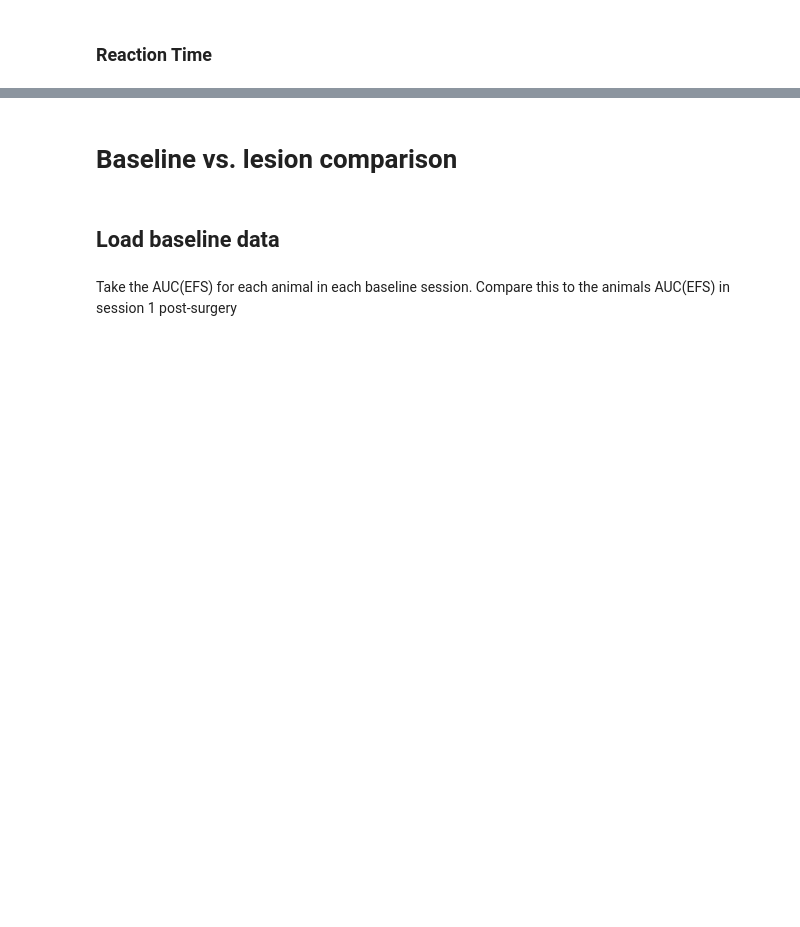
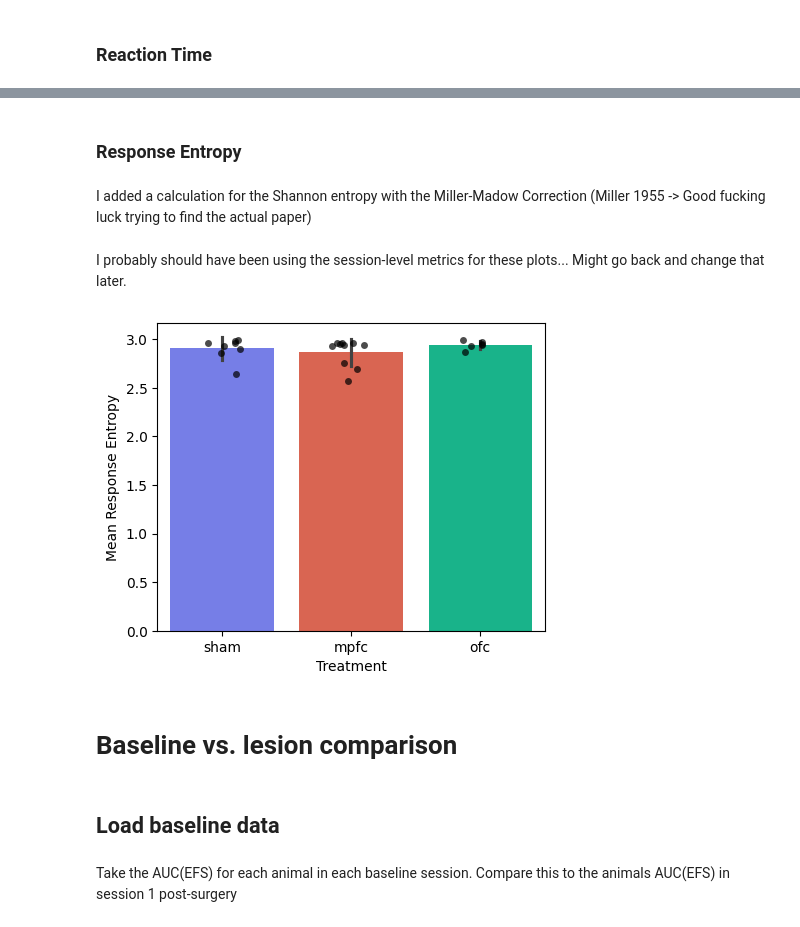
Before and after one commit to BenjoLiving/matching-pennies, a Jupyter notebook: matching_pennies/analysis/experiments/lesion_study_normal.ipynb, the cells around one changed output, grey strips where cells are left out. Saved outputs shown, nothing was run; the diff lists cells and outputs as text; code cells hidden in the pictures; blank space fills up the shorter version.

Commit message:
Added entropy calculation

```diff
--- a/matching_pennies/analysis/experiments/lesion_study_normal.ipynb
+++ b/matching_pennies/analysis/experiments/lesion_study_normal.ipynb
@@ -1308,3 +1266,61 @@ Text(0.5, 0, 'Treatment')
+# %% [markdown]
+### Response Entropy
+# %% [markdown]
+I added a calculation for the Shannon entropy with the Miller-Madow Correction (Miller 1955 -> Good fucking luck trying to find the actual paper)
+# %% [markdown]
+I probably should have been using the session-level metrics for these plots... Might go back and change that later.
+# %%
+mean_entropy = (
+    sdf
+    .group_by(["treatment", "animal_id"])
+    .agg(
+        mean_entropy = pl.mean("ChoiceWordEntropy")
+    )
+).sort(["treatment", "animal_id"])
+
+df = mean_entropy.to_pandas()
+df["treatment"] = df["treatment"].astype(str)
+
+order = ["sham", "mpfc", "ofc"]
+palette = {
+    "sham": "#636efaff",
+    "mpfc": "#ef553bff",
+    "ofc": "#00cc96ff"
+}
+
+fig, ax = plt.subplots(figsize=(5, 4))
+
+sns.barplot(
+    data=df,
+    x="treatment",
+    y="mean_entropy",
+    hue="treatment",
+    palette=palette,
+    order=order,
+    ax=ax,
+    errorbar="sd"
+)
+
+sns.stripplot(
+    data=df,
+    x="treatment",
+    y="mean_entropy",
+    order=order,
+    ax=ax,
+    color="black",
+    jitter=0.15,     # horizontal spread so points don't sit on top of each other
+    alpha=0.7,
+)
+
+ax.set_ylabel("Mean Response Entropy")
+ax.set_xlabel("Treatment")
+
+fig.savefig(
+    fname="C:/Users/benli/Documents/projects/lesion_study/results/paper_analysis/notebook_figures/normal_mp/session_measures/mean_entropy.svg",
+    format="svg"
+)
+# %% [output]
+[figure, added]
 # %% [markdown]
 # Baseline vs. lesion comparison
 # %% [markdown]
```
Also changed, not shown: parts of 31 cells of this notebook, 1 other file.
